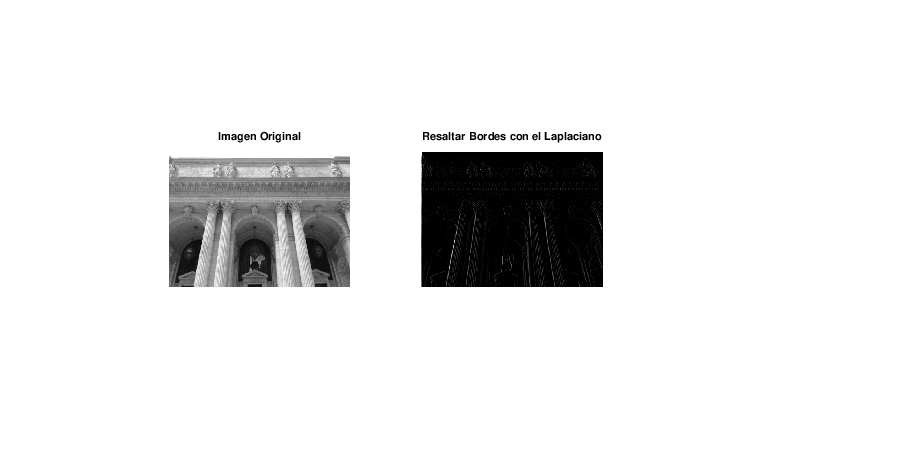
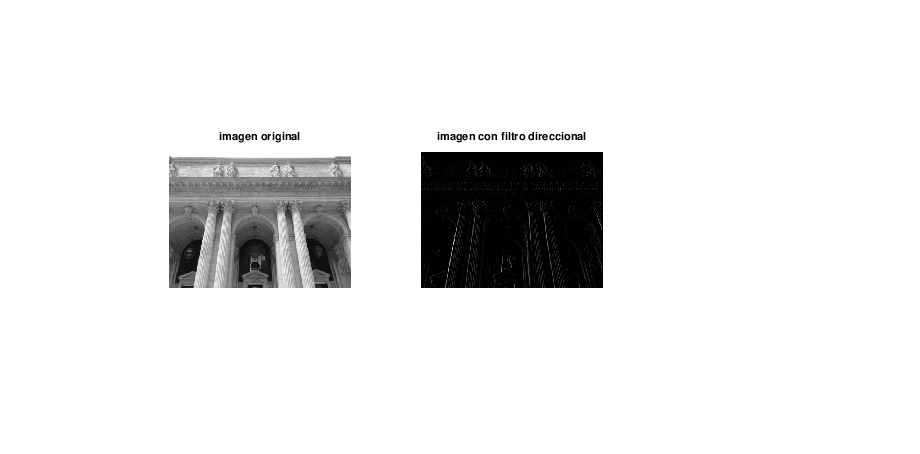
Before and after one commit to bakkim05/PAID_Electiva, a Jupyter notebook: 07.Filtros_en_el_dominio_espacial/Filtros_en_el_dominio_espacial.ipynb, the cells around one changed output. Saved outputs shown, nothing was run; the diff lists cells and outputs as text; code cells hidden in the pictures.

```diff
--- a/07.Filtros_en_el_dominio_espacial/Filtros_en_el_dominio_espacial.ipynb
+++ b/07.Filtros_en_el_dominio_espacial/Filtros_en_el_dominio_espacial.ipynb
@@ -233,28 +431,25 @@ title("Resaltar Bordes con el Laplaciano")
 # %%
-%Filtro de Diferencia Direccional
+clc; clear; close all
 
 pkg load image
 
-A = imread("images/Columnas.jpg");
+A = imread('images/Columnas.jpg');
 subplot(1,2,1)
 imshow(A)
-title("Imagen Original")
-
-%Calcular diferencia direccional
-% B = [0 1 0; 0 0 0; 0 -1 0]; %Vertical
-B = [0 0 0; 1 0 -1; 0 0 0]; %Horizontal
-% B = [1 0 0; 0 0 0; 0 0 -1]; %Diagonal
-% B = [0 0 -1; 0 0 0; 1 0 0]; %Diagonal 2
-
+title('imagen original')
 A = double(A);
 
-%Realizar la convolucion
-C = conv2(A,B,'same'); %Detectar los bordes de la imagen A
-C = uint8(C);
+%B = [ 0  1  0;
+%      0  0  0;
+%      0 -1  0];
+B = [ 0  0  0;
+      1  0 -1;
+      0  0  0];
 
-%mostrar el laplaciano
+C = conv2(A,B,'same');
 subplot(1,2,2)
+C=uint8(C);
 imshow(C)
-title("Resaltar Bordes con diferencia direccional")
+title('imagen con filtro direccional')
 # %% [output]
-[figure, old version]
+[figure, new version]
```
Also changed, not shown: parts of 27 cells of this notebook.
